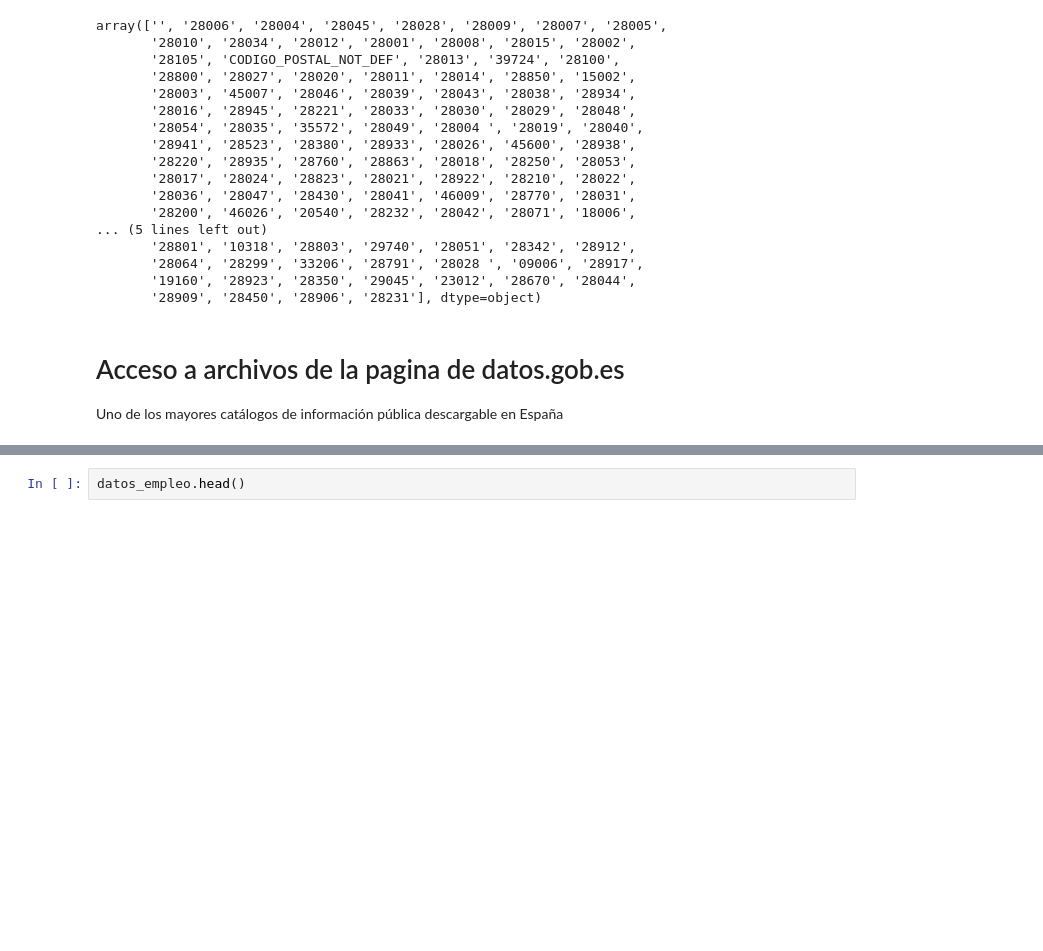
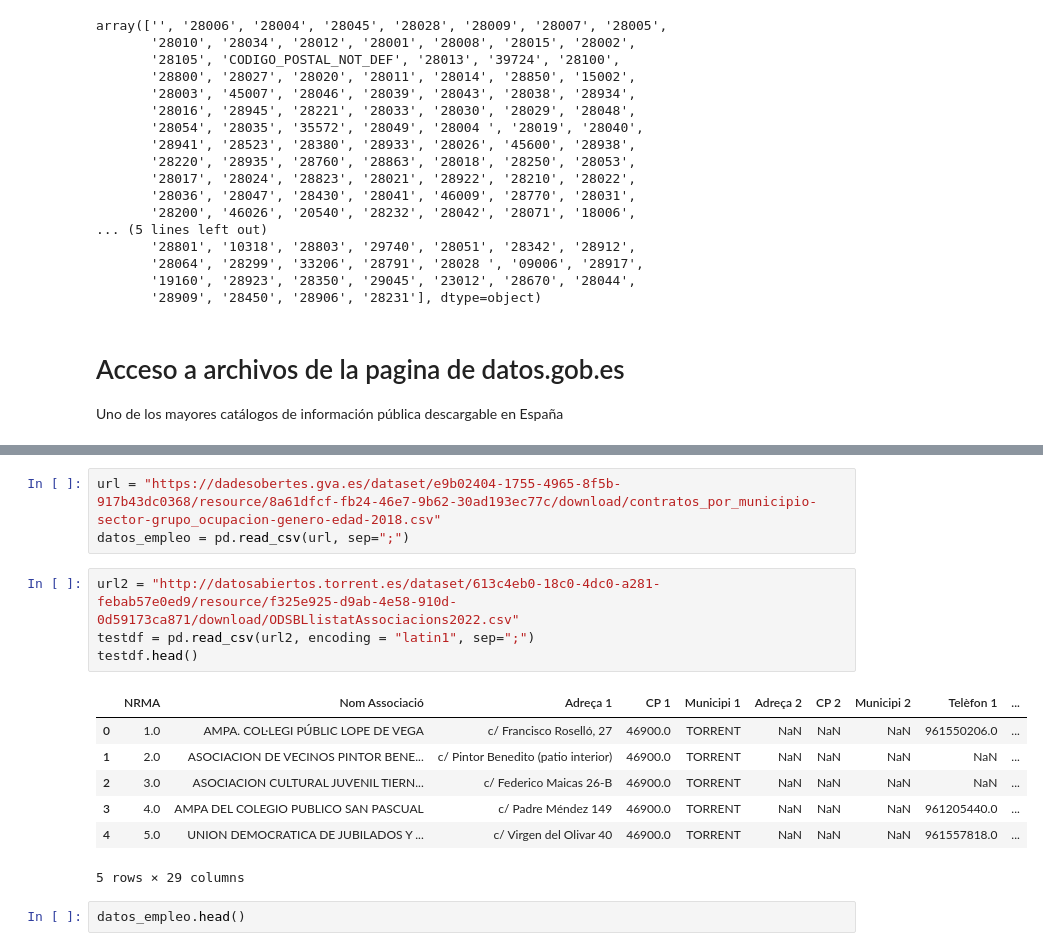
Before and after one commit to desardi131/thebridge_ft_sep22, a Jupyter notebook: 2-Data Analysis/5-APIs/Teoría/Web data.ipynb, the cells around one changed output, grey strips where cells are left out. Saved outputs shown, nothing was run; the diff lists cells and outputs as text; blank space fills up the shorter version.

```diff
--- a/2-Data Analysis/5-APIs/Teoría/Web data.ipynb
+++ b/2-Data Analysis/5-APIs/Teoría/Web data.ipynb
@@ -120,6 +135,21 @@ Descarga con pandas un dataset de la página https://datos.gob.es/es/catalogo ac
 
  </td></tr>
 </table>
+# %%
+url = "https://dadesobertes.gva.es/dataset/e9b02404-1755-4965-8f5b-917b43dc0368/resource/8a61dfcf-fb24-46e7-9b62-30ad193ec77c/download/contratos_por_municipio-sector-grupo_ocupacion-genero-edad-2018.csv"
+datos_empleo = pd.read_csv(url, sep=";")
+# %%
+url2 = "http://datosabiertos.torrent.es/dataset/613c4eb0-18c0-4dc0-a281-febab57e0ed9/resource/f325e925-d9ab-4e58-910d-0d59173ca871/download/ODSBLlistatAssociacions2022.csv"
+testdf = pd.read_csv(url2, encoding = "latin1", sep=";")
+testdf.head()
+# %% [output]
+|  | NRMA | Nom Associació | Adreça 1 | CP 1 | Municipi 1 | Adreça 2 | CP 2 | Municipi 2 | Telèfon 1 | ... |
+| 0 | 1.0 | AMPA. COL·LEGI PÚBLIC LOPE DE VEGA | c/ Francisco Roselló, 27 | 46900.0 | TORRENT | NaN | NaN | NaN | 961550206.0 | ... |
+| 1 | 2.0 | ASOCIACION DE VECINOS PINTOR BENE... | c/ Pintor Benedito (patio interior) | 46900.0 | TORRENT | NaN | NaN | NaN | NaN | ... |
+| 2 | 3.0 | ASOCIACION CULTURAL JUVENIL TIERN... | c/ Federico Maicas 26-B | 46900.0 | TORRENT | NaN | NaN | NaN | NaN | ... |
+| 3 | 4.0 | AMPA DEL COLEGIO PUBLICO SAN PASCUAL | c/ Padre Méndez 149 | 46900.0 | TORRENT | NaN | NaN | NaN | 961205440.0 | ... |
+| 4 | 5.0 | UNION DEMOCRATICA DE JUBILADOS Y ... | c/ Virgen del Olivar 40 | 46900.0 | TORRENT | NaN | NaN | NaN | 961557818.0 | ... |
+5 rows × 29 columns
 # %%
 datos_empleo.head()
 # %% [output]
```
Also changed, not shown: parts of 11 cells of this notebook, 1 other file.
